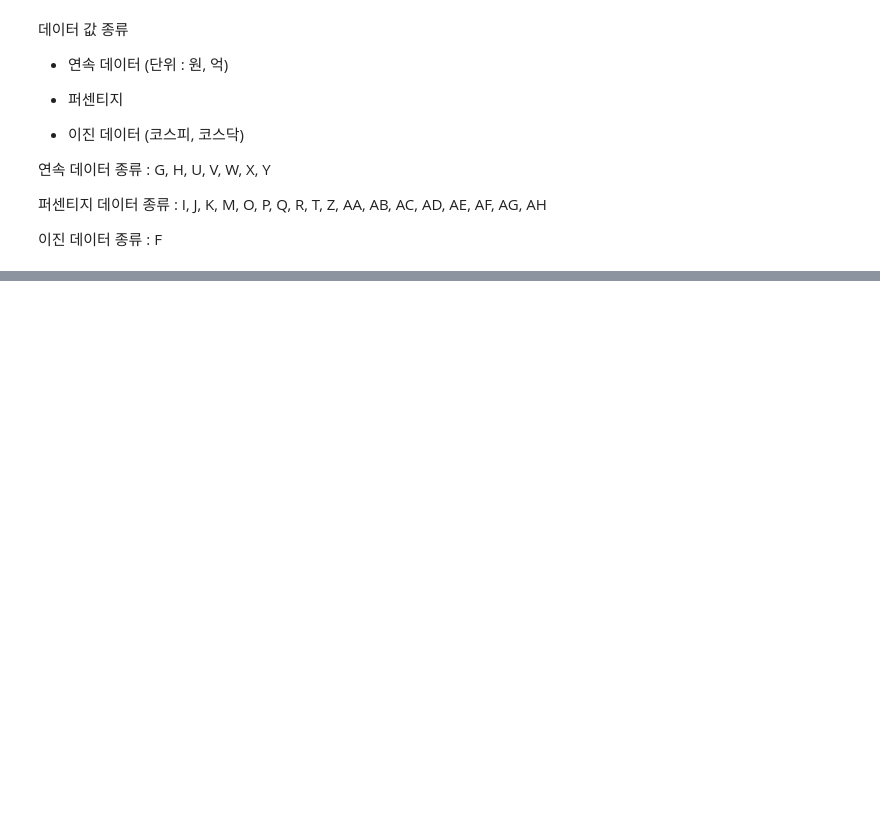
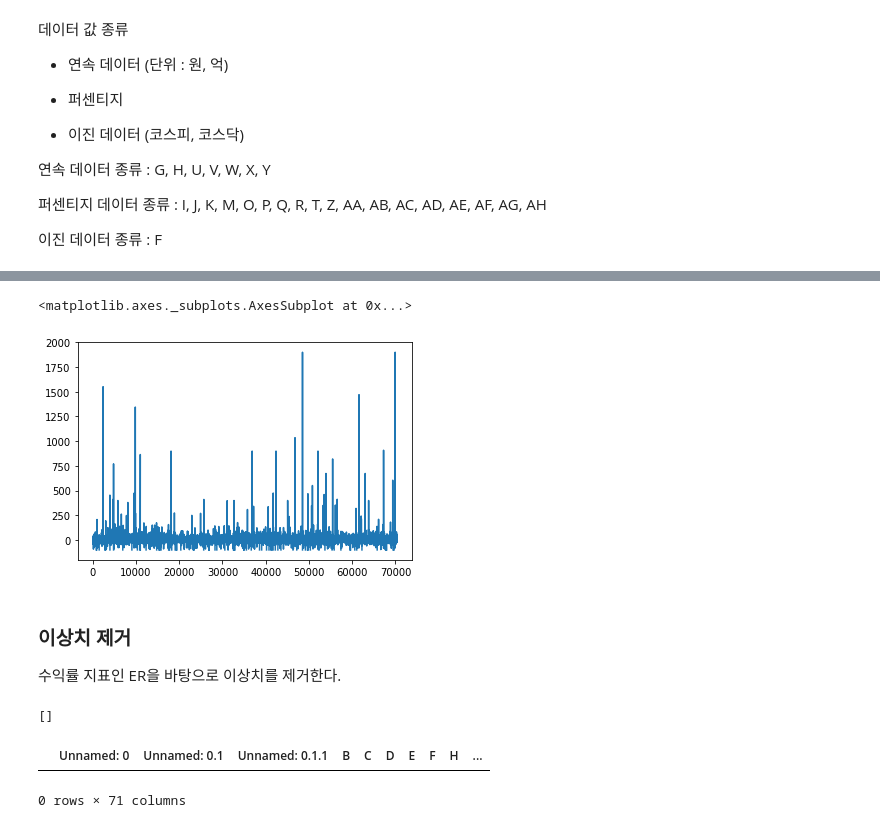
Before and after one commit to codingKYU/Deep-Learning, a Jupyter notebook: Quant_prediction/Quant project.ipynb, the cells around one changed output, grey strips where cells are left out. Cells and saved outputs as stored; diff of their text form; code cells hidden in the pictures; blank space fills up the shorter version.

```diff
--- a/Quant_prediction/Quant project.ipynb
+++ b/Quant_prediction/Quant project.ipynb
@@ -796,0 +817,9 @@ test_Y = test_set['G']
+# %%
+train_X['ER'].plot()
+# %% [output]
+<matplotlib.axes._subplots.AxesSubplot at 0x...>
+[figure, added]
+# %% [markdown]
+### 이상치 제거
+
+수익률 지표인 ER을 바탕으로 이상치를 제거한다.
@@ -796,0 +844,9 @@ test_Y = test_set['G']
+# %%
+outliers_to_drop
+# %% [output]
+[]
+# %%
+train_X.loc[outliers_to_drop]
+# %% [output]
+|  | Unnamed: 0 | Unnamed: 0.1 | Unnamed: 0.1.1 | B | C | D | E | F | H | ... |
+0 rows × 71 columns
```
Also changed, not shown: parts of 27 cells of this notebook.
